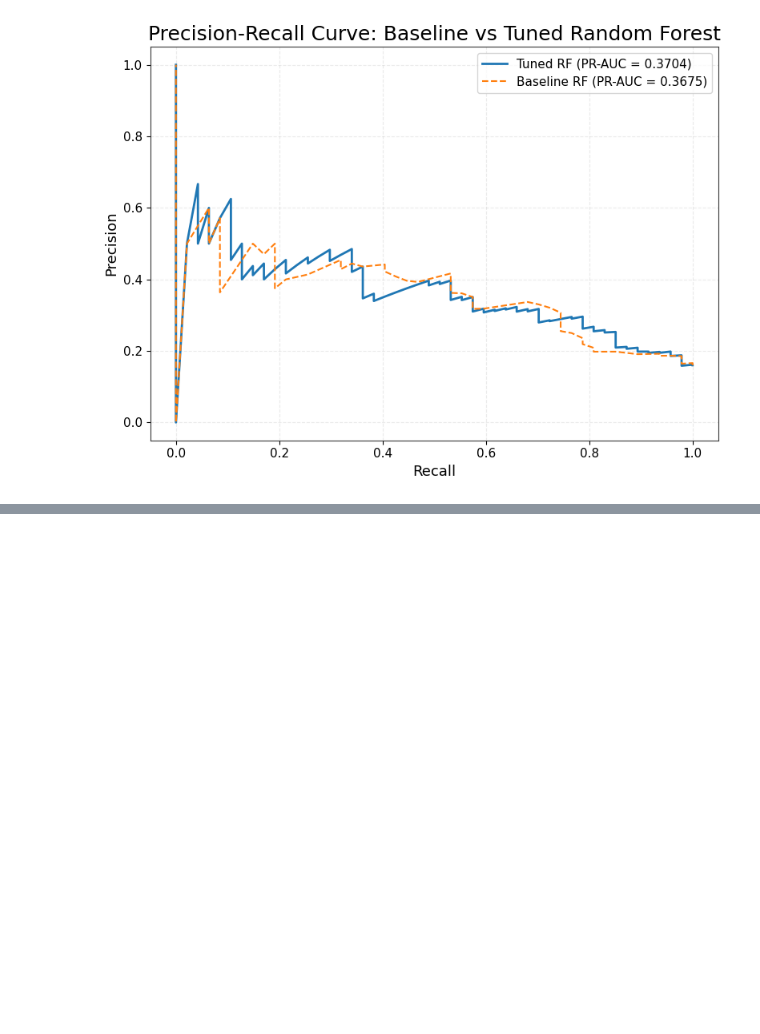
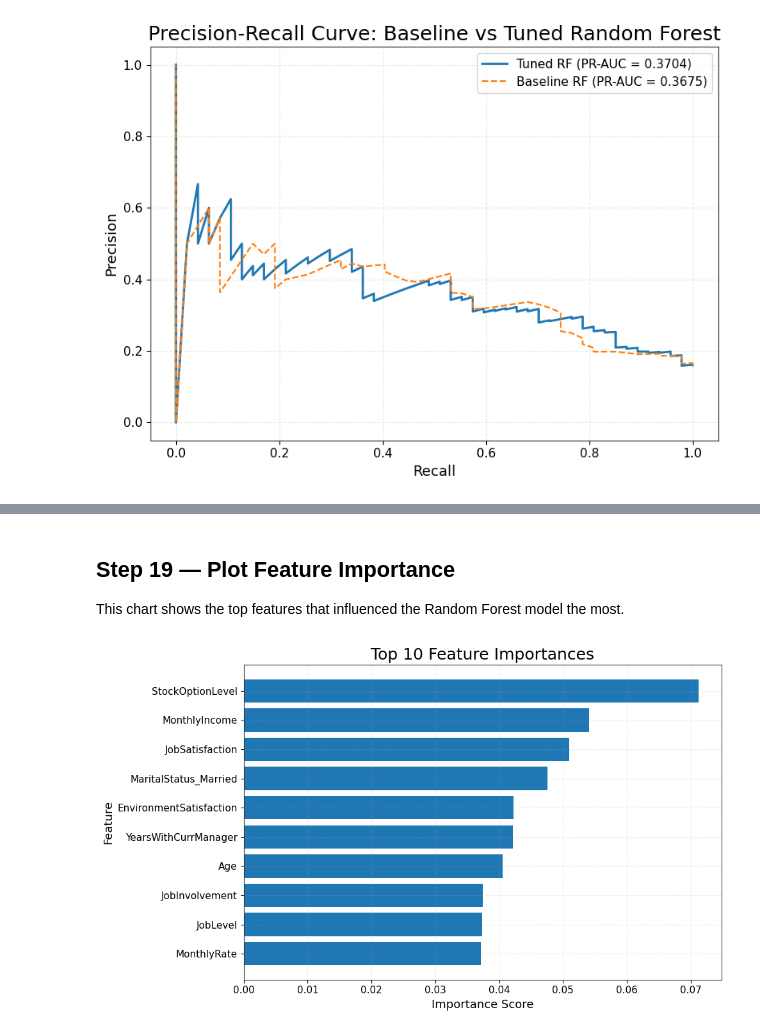
Before and after one commit to SKSpraveen/employee-attrition-prediction, a Jupyter notebook: notebooks/random_forest/random_forest.ipynb, the cells around one changed output, grey strips where cells are left out. Saved outputs shown, nothing was run; the diff lists cells and outputs as text; code cells hidden in the pictures; blank space fills up the shorter version.

Commit message:
Add feature importance table to highlight key predictors in Random Forest model

```diff
--- a/notebooks/random_forest/random_forest.ipynb
+++ b/notebooks/random_forest/random_forest.ipynb
@@ -773,0 +779,9 @@ plt.show()
+# %%
+# Build and sort the feature importance table
+importance = pd.DataFrame({
+    'Feature': X_train.columns,
+    'Importance': best_rf.feature_importances_
+}).sort_values(by='Importance', ascending=False).reset_index(drop=True)
+
+print('Top 10 most important features:')
+print(importance.head(10).to_string(index=False))
@@ -773,0 +801,18 @@ plt.show()
+# %% [markdown]
+## Step 19 — Plot Feature Importance
+
+This chart shows the top features that influenced the Random Forest model the most.
+# %%
+# Plot the top 10 most important features
+top_importance = importance.head(10)
+
+plt.figure(figsize=(10, 6))
+plt.barh(top_importance['Feature'][::-1], top_importance['Importance'][::-1])
+plt.xlabel('Importance Score')
+plt.ylabel('Feature')
+plt.title('Top 10 Feature Importances')
+plt.tight_layout()
+plt.savefig(os.path.join(PLOTS_DIR, 'rf_top_feature_importances.png'), dpi=300, bbox_inches='tight')
+plt.show()
+# %% [output]
+[figure, added]
```
Also changed, not shown: parts of 2 cells of this notebook, 1 other file.
